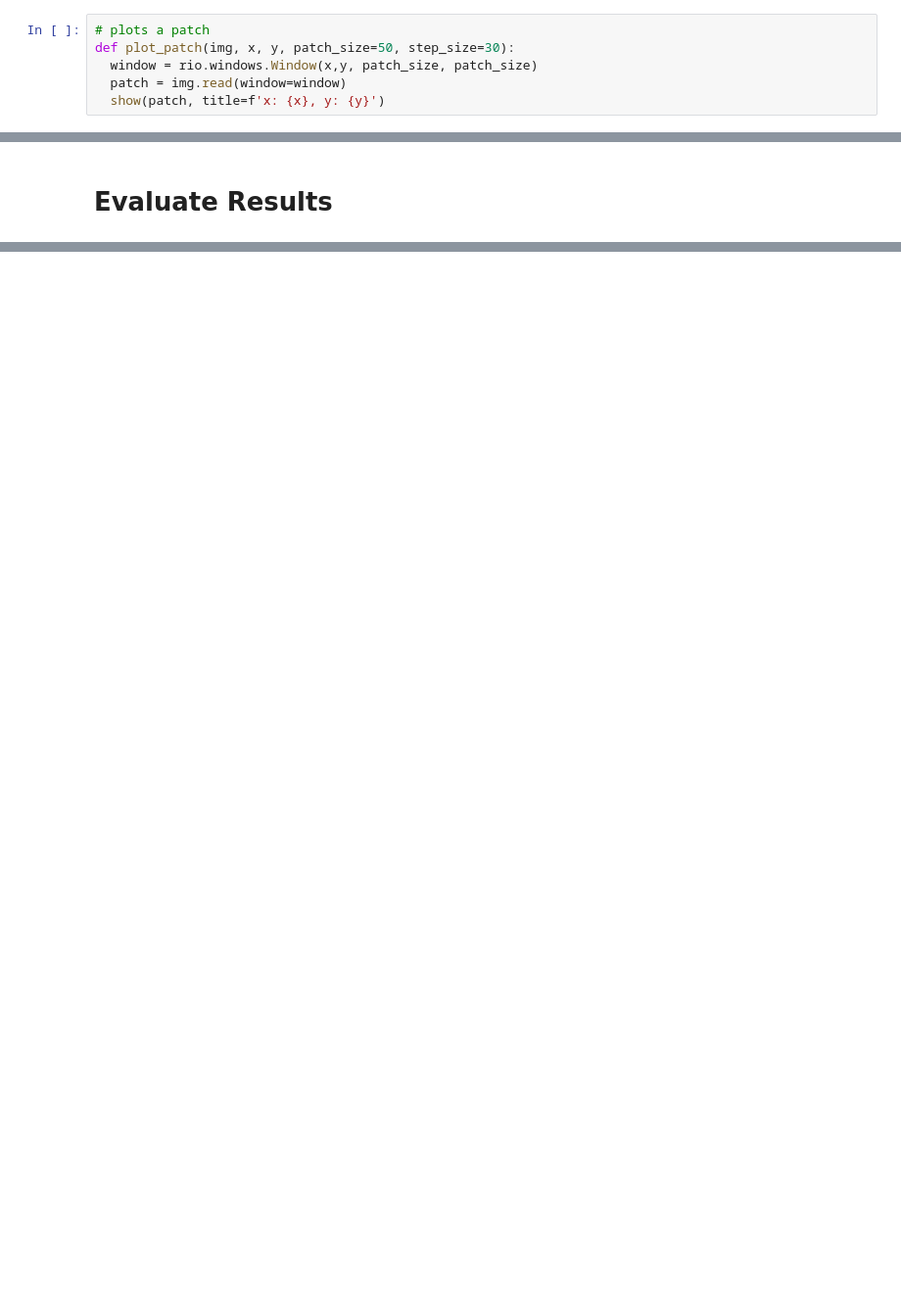
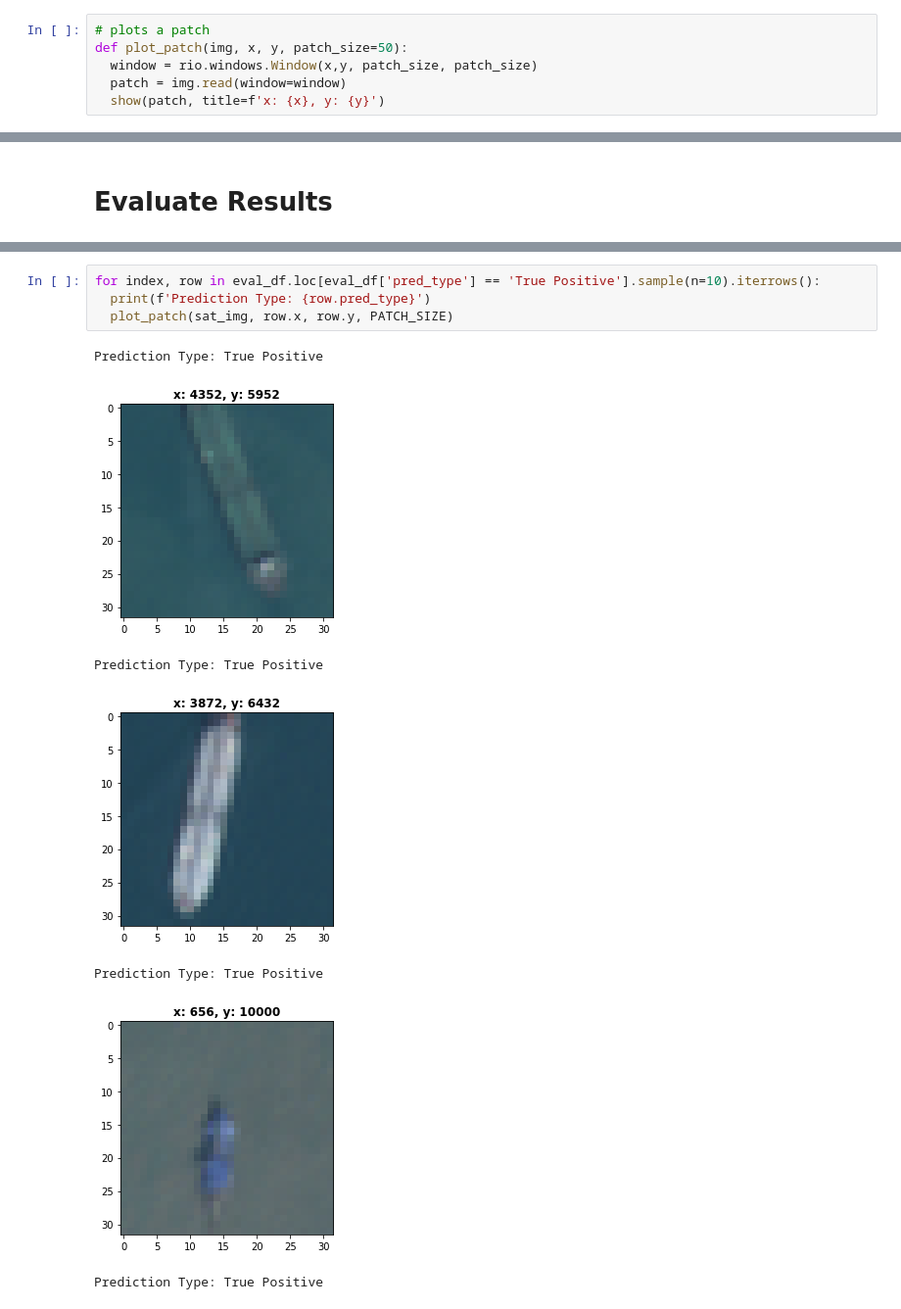
Before and after one commit to e-chong/Singapore-Ship-Detection, a Jupyter notebook: kaggle_deep_learning_with_sentinel_test.ipynb, the cells around one changed output, grey strips where cells are left out. Shown at 98% size. Saved outputs shown, nothing was run; the diff lists cells and outputs as text; blank space fills up the shorter version.

```diff
--- a/kaggle_deep_learning_with_sentinel_test.ipynb
+++ b/kaggle_deep_learning_with_sentinel_test.ipynb
@@ -159,7 +159,7 @@ def patch_intersects_ship_buffers(ships, img, patch_size=50, step_size=30):
   return results
 # %%
 # plots a patch
-def plot_patch(img, x, y, patch_size=50, step_size=30):
+def plot_patch(img, x, y, patch_size=50):
   window = rio.windows.Window(x,y, patch_size, patch_size)
   patch = img.read(window=window)
   show(patch, title=f'x: {x}, y: {y}')
@@ -680,0 +667,12 @@ Positive Predictive Value: 0.0526
+# %%
+for index, row in eval_df.loc[eval_df['pred_type'] == 'True Positive'].sample(n=10).iterrows():
+  print(f'Prediction Type: {row.pred_type}')
+  plot_patch(sat_img, row.x, row.y, PATCH_SIZE)
+# %% [output]
+Prediction Type: True Positive
+[figure, added]
+Prediction Type: True Positive
+[figure, added]
+Prediction Type: True Positive
+[figure, added]
+Prediction Type: True Positive
```
Also changed, not shown: parts of 14 cells of this notebook.
